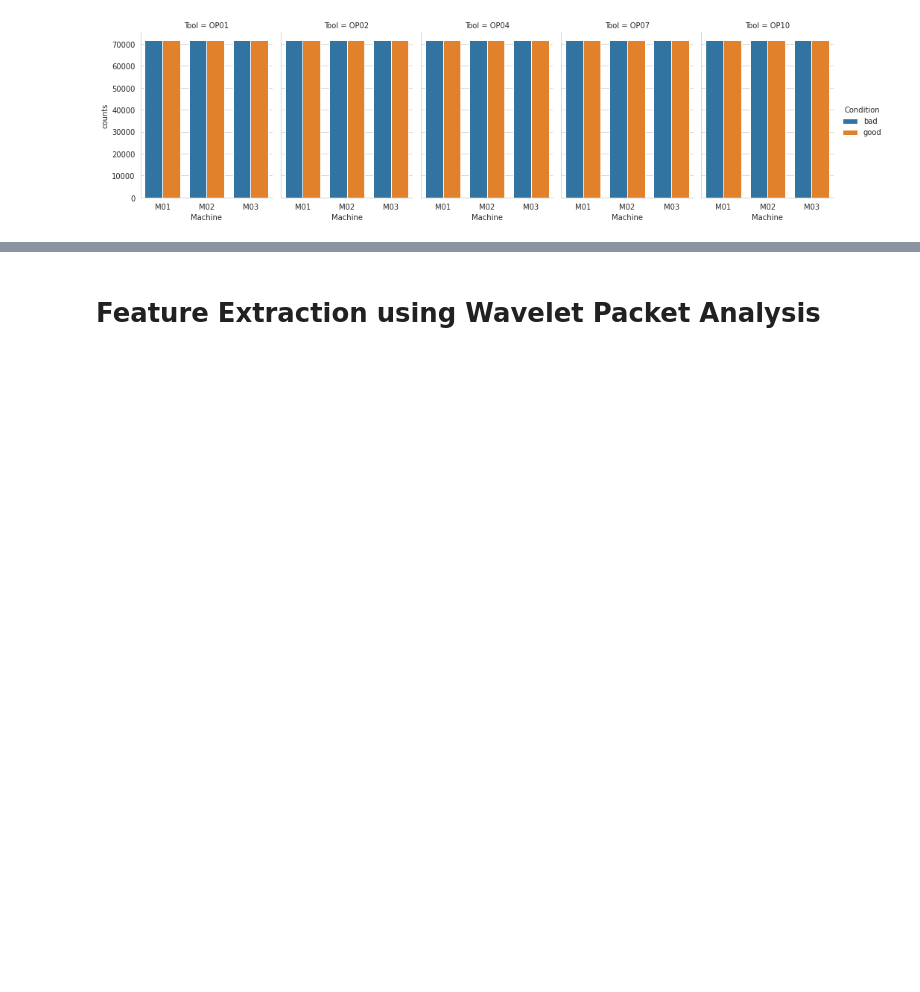
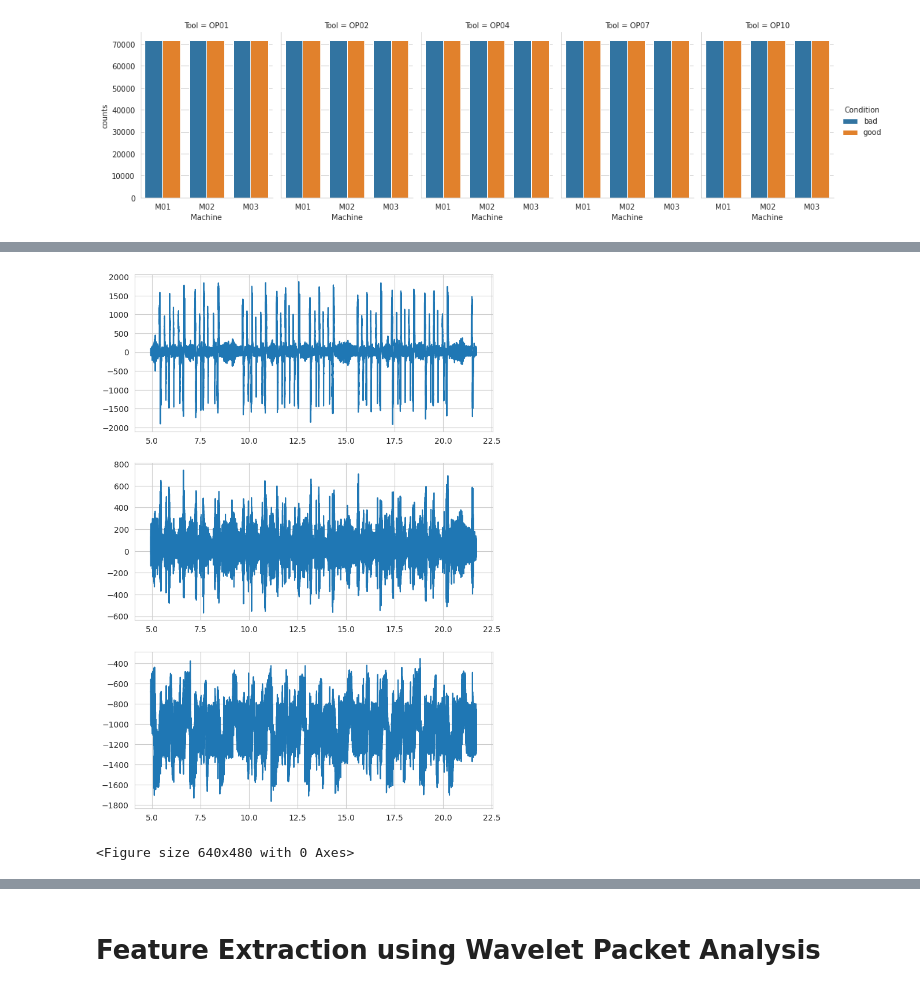
Before and after one commit to AbbasHussain72/Wavelet-featre-extraction-, a Jupyter notebook: current_wavelet_Transform_Technique.ipynb, the cells around one changed output, grey strips where cells are left out. Saved outputs shown, nothing was run; the diff lists cells and outputs as text; code cells hidden in the pictures; blank space fills up the shorter version.

```diff
--- a/current_wavelet_Transform_Technique.ipynb
+++ b/current_wavelet_Transform_Technique.ipynb
@@ -156,0 +156,3 @@ plt.savefig('plot.tiff', dpi=300)
+# %%
+#Plotting the time series data sample
+ff = masterdata[(masterdata['Tool'] == 'OP01') & (masterdata['Machine'] == 'M01')& (masterdata['Condition'] == 'good') & (masterdata['Repeat'] == 4)]
@@ -156,0 +172,29 @@ plt.savefig('plot.tiff', dpi=300)
+# %%
+import matplotlib.pyplot as plt
+# ff['Time (s)'] = ff['Time (s)']-0.5
+# Create a figure with 3 subplots arranged vertically
+fig, axs = plt.subplots(nrows=3, ncols=1, figsize=(8, 12))
+# Plot some data in each subplot
+axs[0].plot(ff['Time (s)'], ff['X'])
+#axs[0].set_title('First subplot')
+axs[1].plot(ff['Time (s)'], ff['Y'])
+#axs[1].set_title('Second subplot')
+axs[2].plot(ff['Time (s)'], ff['Z'])
+#axs[2].set_title('Third subplot')
+
+# Set the overall title of the figure
+#fig.suptitle('Three subplots', fontsize=16)
+
+# Adjust the spacing between subplots
+plt.subplots_adjust(hspace=0.2)
+
+# Show the plot
+plt.show()
+
+# Save the plot in TIFF format with a resolution of 300 pixels and transparent background
+#plt.savefig('plot.tiff', dpi=300, format='tiff', transparent=True)
+
+plt.clf()
+# %% [output]
+[figure, added]
+<Figure size 640x480 with 0 Axes>
```
Also changed, not shown: parts of 7 cells of this notebook.
